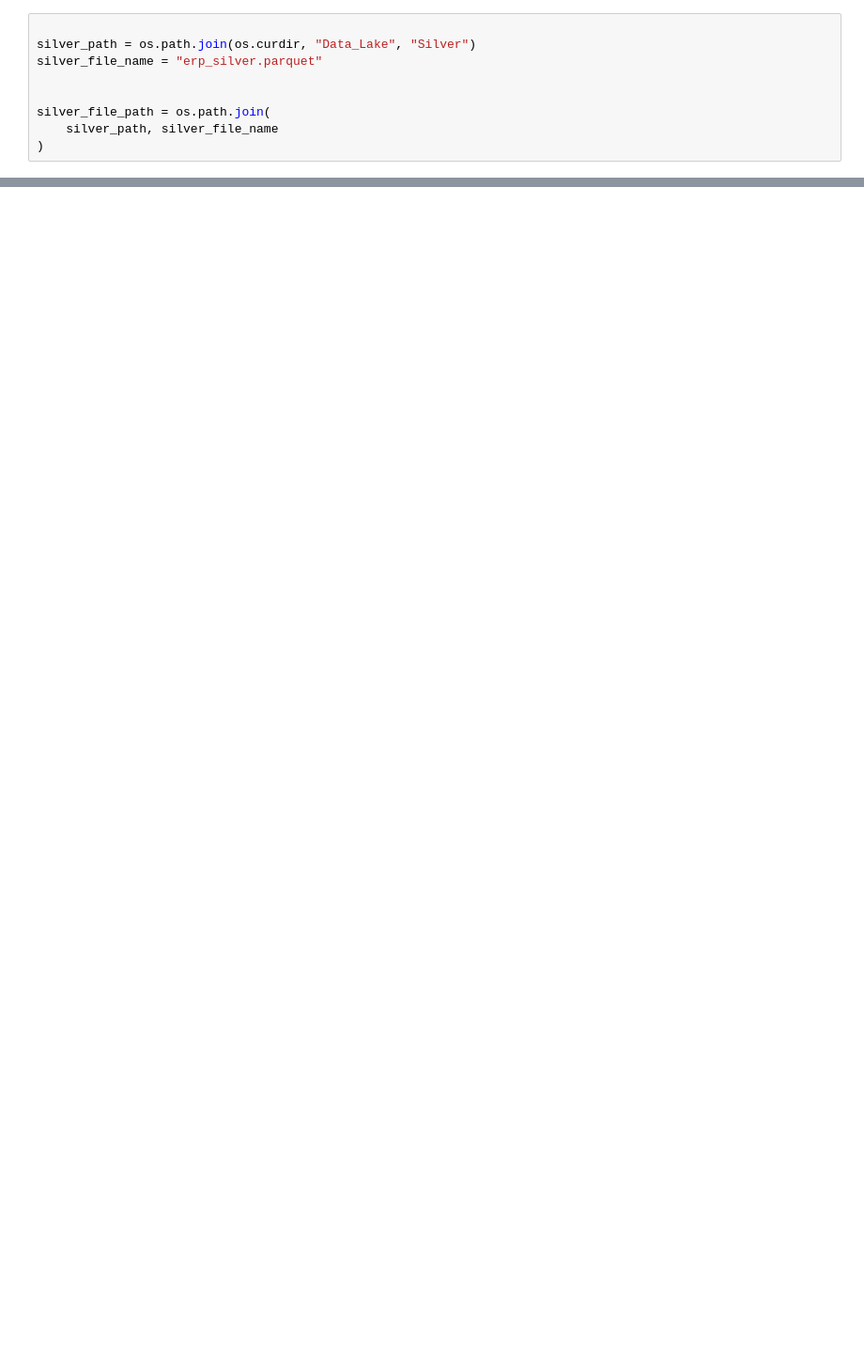
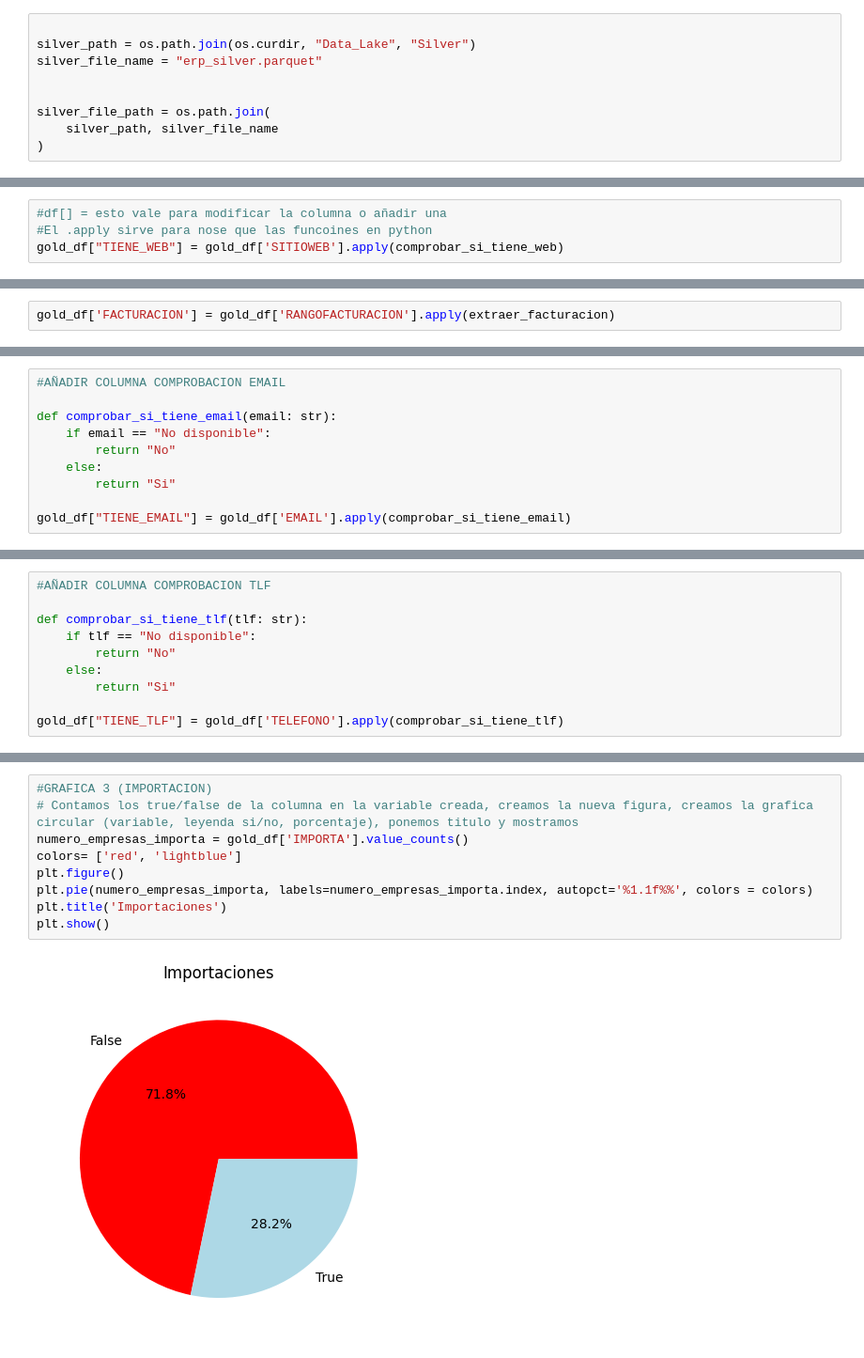
Before and after one commit to Joelcabas/excel, a Jupyter notebook: oro.ipynb, the cells around one changed output, grey strips where cells are left out. Shown at 94% size. Cells and saved outputs as stored; diff of their text form; blank space fills up the shorter version.

```diff
--- a/oro.ipynb
+++ b/oro.ipynb
@@ -23,0 +51,4 @@ gold_df.head()
+# %%
+#df[] = esto vale para modificar la columna o añadir una
+#El .apply sirve para nose que las funcoines en python
+gold_df["TIENE_WEB"] = gold_df['SITIOWEB'].apply(comprobar_si_tiene_web)
@@ -23,0 +89,2 @@ gold_df.head()
+# %%
+gold_df['FACTURACION'] = gold_df['RANGOFACTURACION'].apply(extraer_facturacion)
@@ -23,0 +105,10 @@ gold_df.head()
+# %%
+#AÑADIR COLUMNA COMPROBACION EMAIL
+
+def comprobar_si_tiene_email(email: str):
+    if email == "No disponible":
+        return "No"
+    else:
+        return "Si"
+
+gold_df["TIENE_EMAIL"] = gold_df['EMAIL'].apply(comprobar_si_tiene_email)
@@ -23,0 +124,10 @@ gold_df.head()
+# %%
+#AÑADIR COLUMNA COMPROBACION TLF
+
+def comprobar_si_tiene_tlf(tlf: str):
+    if tlf == "No disponible":
+        return "No"
+    else:
+        return "Si"
+
+gold_df["TIENE_TLF"] = gold_df['TELEFONO'].apply(comprobar_si_tiene_tlf)
@@ -23,0 +188,11 @@ gold_df.head()
+# %%
+#GRAFICA 3 (IMPORTACION)
+# Contamos los true/false de la columna en la variable creada, creamos la nueva figura, creamos la grafica circular (variable, leyenda si/no, porcentaje), ponemos titulo y mostramos
+numero_empresas_importa = gold_df['IMPORTA'].value_counts()
+colors= ['red', 'lightblue']
+plt.figure()
+plt.pie(numero_empresas_importa, labels=numero_empresas_importa.index, autopct='%1.1f%%', colors = colors)
+plt.title('Importaciones')
+plt.show()
+# %% [output]
+[figure, added]
```
Also changed, not shown: parts of 13 cells of this notebook.
